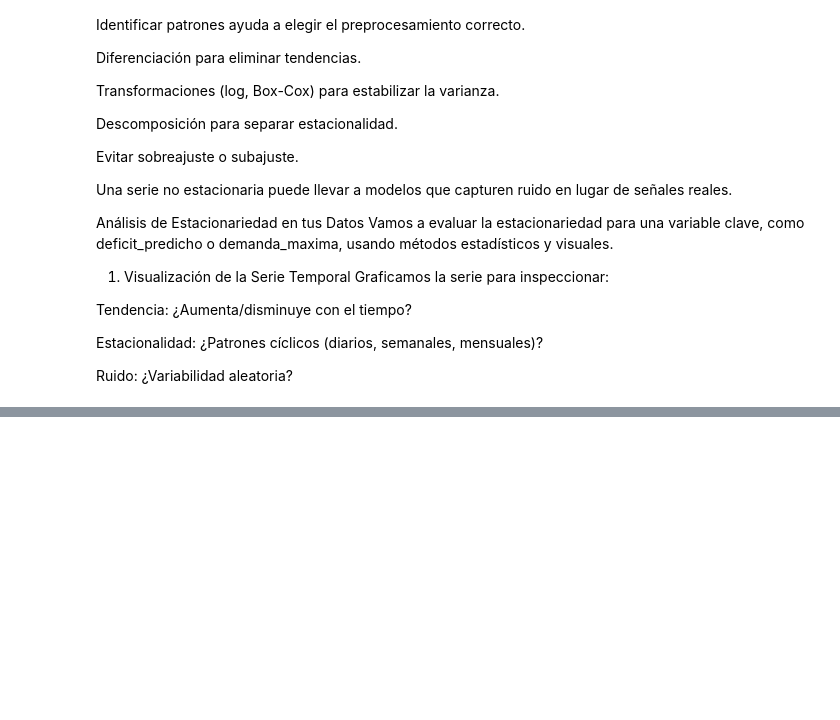
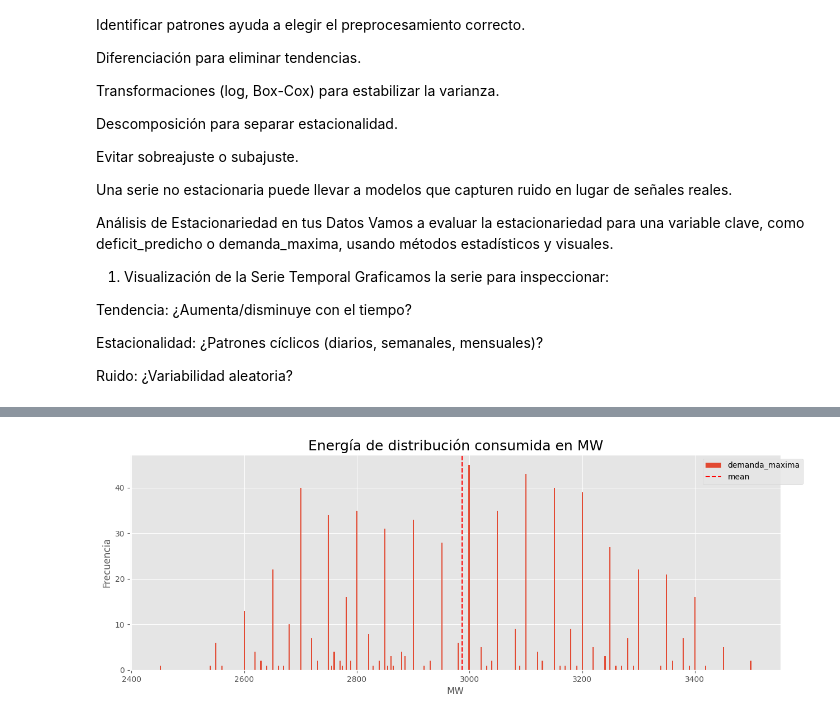
Before and after one commit to AmaliaGlezO/MW_Predictor, a Jupyter notebook: notebooks/02_exploring_time_series_prediction.ipynb, the cells around one changed output, grey strips where cells are left out. Cells and saved outputs as stored; diff of their text form; code cells hidden in the pictures; blank space fills up the shorter version.

```diff
--- a/notebooks/02_exploring_time_series_prediction.ipynb
+++ b/notebooks/02_exploring_time_series_prediction.ipynb
@@ -46,0 +140,17 @@ plt.show()
+# %%
+mean_MW = df['demanda_maxima'].mean()
+mean_MW
+
+df['demanda_maxima'].plot(figsize = (15,5), kind = 'hist', bins = 500)
+
+plt.title('Energía de distribución consumida en MW', fontsize=18)
+
+plt.xlabel('MW', fontsize=12)
+
+plt.ylabel('Frecuencia', fontsize=12)
+
+plt.axvline(x=mean_MW, color='r', linestyle = '--', label = 'mean')
+
+plt.legend(bbox_to_anchor=(1.04,1));
+# %% [output]
+[figure, added]
```
Also changed, not shown: parts of 19 cells of this notebook, 3 other files.
